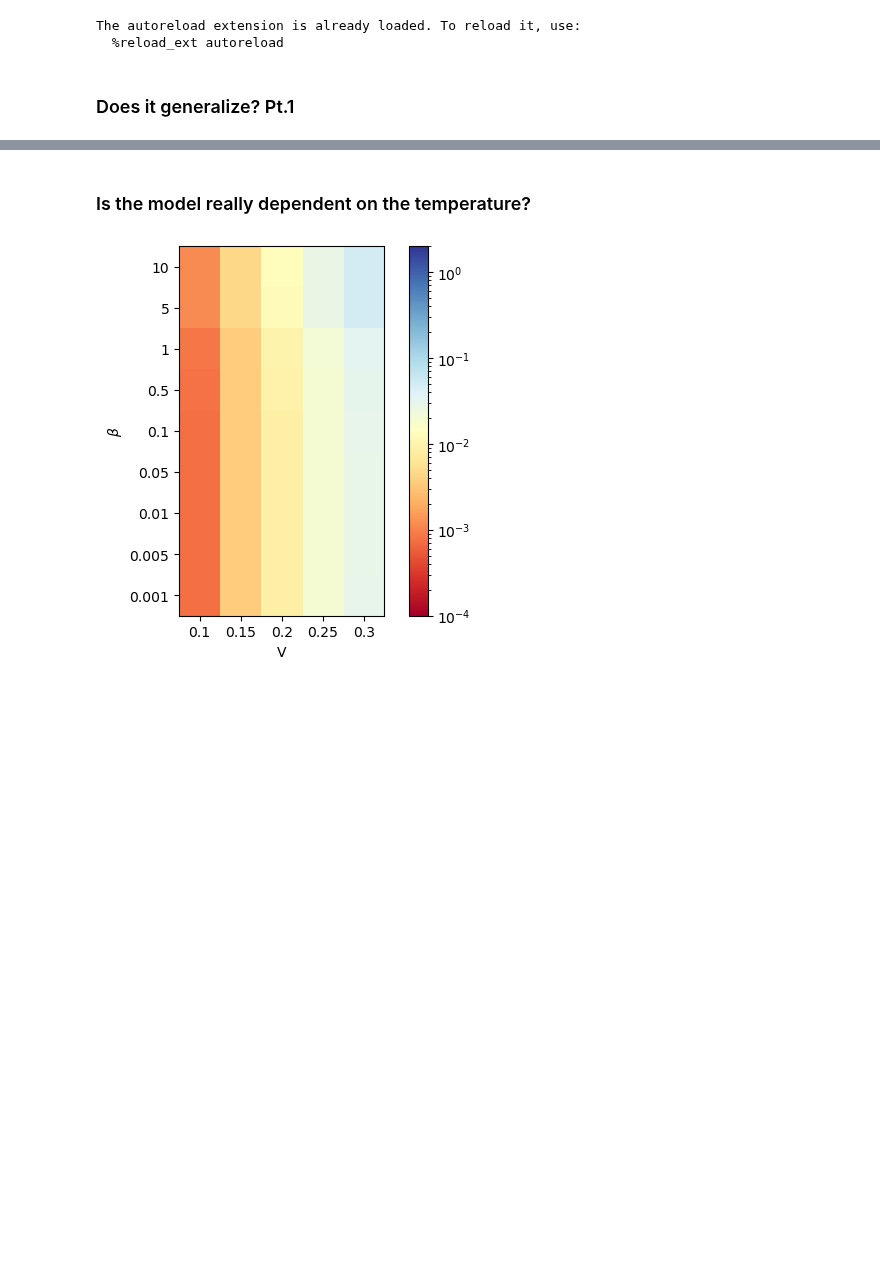
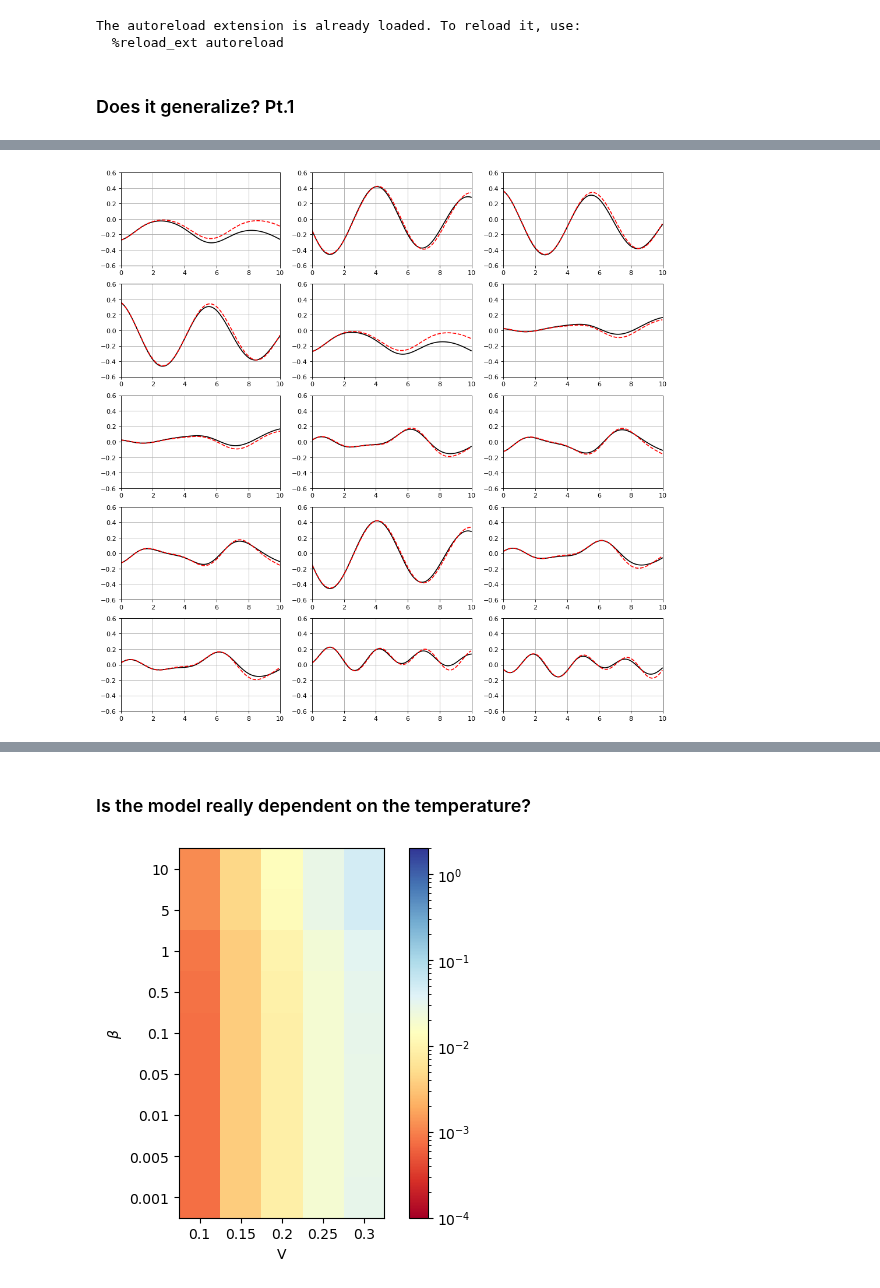
Before and after one commit to giovannicemin/master_thesis, a Jupyter notebook: project/weakly_interacting.ipynb, the cells around one changed output, grey strips where cells are left out. Drawn from its saved outputs; the diff is of its cells as text; code cells hidden in the pictures; blank space fills up the shorter version.

```diff
--- a/project/weakly_interacting.ipynb
+++ b/project/weakly_interacting.ipynb
@@ -136,0 +138,29 @@ plt.show()
+# %%
+T_train = 3
+vv = 0.35
+# import TEBD data
+gname = 'cohVec_L_' + str(prms['L']) + \
+        '_V_' + str(int(vv*1e3)).zfill(4) + \
+        '_beta_' + str(int(beta*1e3)).zfill(4) + \
+        '_dt_' + str(int(prms['dt']*1e3)).zfill(4)
+with h5py.File(fname, 'r') as f:
+    data_tebd = f[gname+'/X'][()]
+
+# import the model
+name = 'model_L_' + str(prms['L']) + \
+        '_V_' + str(int(vv*1e3)).zfill(4) + \
+        '_dt_' + str(int(prms['dt']*1e3)).zfill(4) + \
+        '_T' + str(T_train).zfill(2)
+
+model = MLLP(ml_params['mlp_params']).to(ml_params['device'])
+model.load_state_dict(torch.load(Path('./data/trained_W/' + name)))
+
+# predict dynamics with the model
+ml_dyn = model.generate_trajectory(v_0=np.array(data_tebd[0]), T=T_max, beta=beta)
+
+# calculate error
+err.append(calculate_error(results_ml=ml_dyn, results_tebd=data_tebd, T=T_max, dt=prms['dt']))
+
+print_comparison(data_tebd, ml_dyn, T_max, dt=0.01, ylim=0.6)
+# %% [output]
+[figure, added]
```
Also changed, not shown: parts of 4 cells of this notebook, 2 other files.
